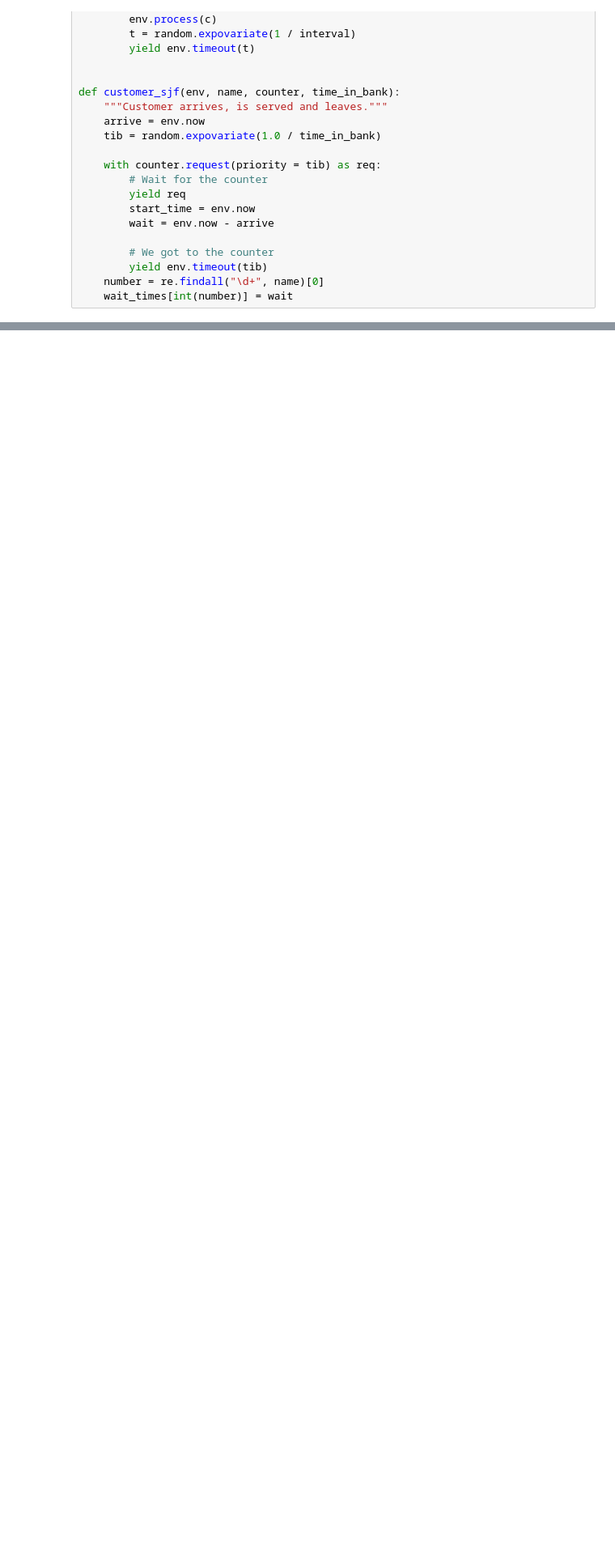
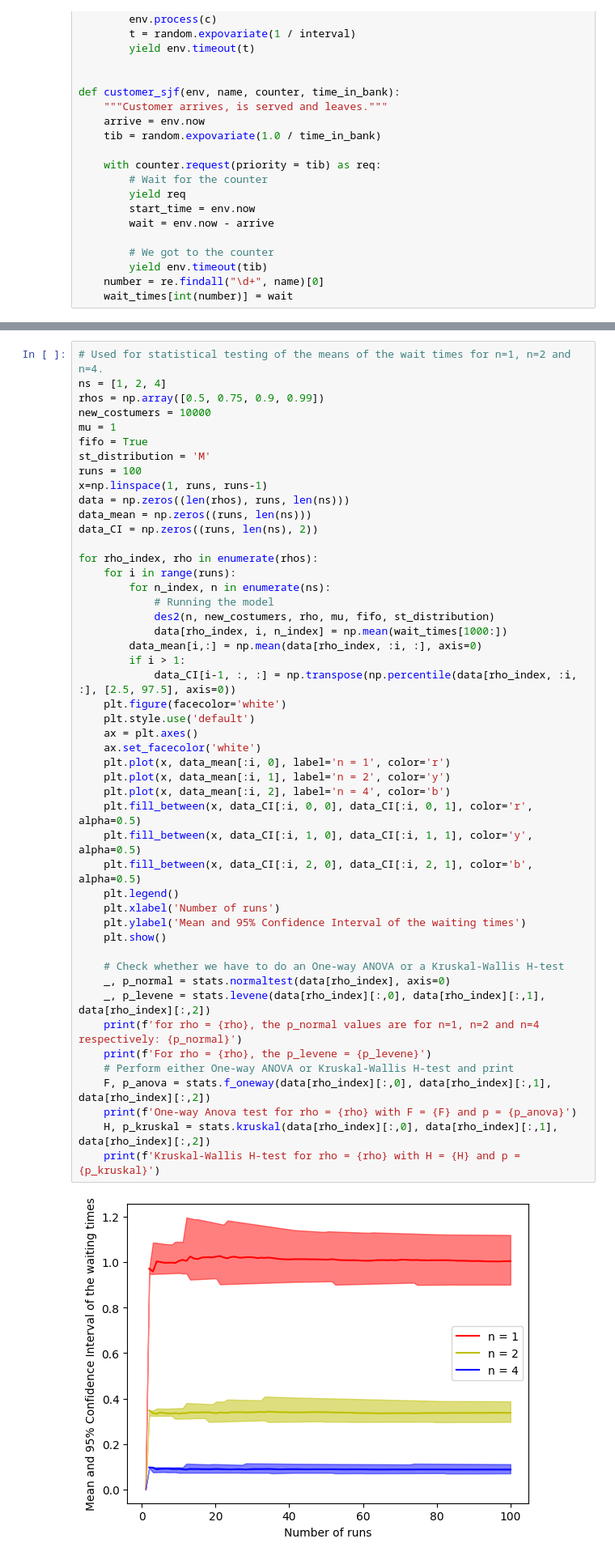
Before and after one commit to arendgeerlofs/Stochastic_simulation_a2, a Jupyter notebook: Assignment 2.ipynb, the cells around one changed output, grey strips where cells are left out. Shown: that part at 81% size. Saved outputs shown, nothing was run; the diff lists cells and outputs as text; blank space fills up the shorter version.

Commit message:
Figures and code for question 2 and 3

```diff
--- a/Assignment 2.ipynb
+++ b/Assignment 2.ipynb
@@ -181,0 +260,50 @@ Average wait time per person: 32.601490736202415
+# %%
+# Used for statistical testing of the means of the wait times for n=1, n=2 and n=4.
+ns = [1, 2, 4]
+rhos = np.array([0.5, 0.75, 0.9, 0.99])
+new_costumers = 10000
+mu = 1
+fifo = True
+st_distribution = 'M'
+runs = 100
+x=np.linspace(1, runs, runs-1)
+data = np.zeros((len(rhos), runs, len(ns)))
+data_mean = np.zeros((runs, len(ns)))
+data_CI = np.zeros((runs, len(ns), 2))
+
+for rho_index, rho in enumerate(rhos):
+    for i in range(runs):
+        for n_index, n in enumerate(ns):
+            # Running the model
+            des2(n, new_costumers, rho, mu, fifo, st_distribution)
+            data[rho_index, i, n_index] = np.mean(wait_times[1000:])
+        data_mean[i,:] = np.mean(data[rho_index, :i, :], axis=0)
+        if i > 1:
+            data_CI[i-1, :, :] = np.transpose(np.percentile(data[rho_index, :i, :], [2.5, 97.5], axis=0))
+    plt.figure(facecolor='white')
+    plt.style.use('default')
+    ax = plt.axes()
+    ax.set_facecolor('white')
+    plt.plot(x, data_mean[:i, 0], label='n = 1', color='r')
+    plt.plot(x, data_mean[:i, 1], label='n = 2', color='y')
+    plt.plot(x, data_mean[:i, 2], label='n = 4', color='b')
+    plt.fill_between(x, data_CI[:i, 0, 0], data_CI[:i, 0, 1], color='r', alpha=0.5)
+    plt.fill_between(x, data_CI[:i, 1, 0], data_CI[:i, 1, 1], color='y', alpha=0.5)
+    plt.fill_between(x, data_CI[:i, 2, 0], data_CI[:i, 2, 1], color='b', alpha=0.5)
+    plt.legend()
+    plt.xlabel('Number of runs')
+    plt.ylabel('Mean and 95% Confidence Interval of the waiting times')
+    plt.show()
+
+    # Check whether we have to do an One-way ANOVA or a Kruskal-Wallis H-test
+    _, p_normal = stats.normaltest(data[rho_index], axis=0)
+    _, p_levene = stats.levene(data[rho_index][:,0], data[rho_index][:,1], data[rho_index][:,2])
+    print(f'for rho = {rho}, the p_normal values are for n=1, n=2 and n=4 respectively: {p_normal}')
+    print(f'For rho = {rho}, the p_levene = {p_levene}')
+    # Perform either One-way ANOVA or Kruskal-Wallis H-test and print
+    F, p_anova = stats.f_oneway(data[rho_index][:,0], data[rho_index][:,1], data[rho_index][:,2])
+    print(f'One-way Anova test for rho = {rho} with F = {F} and p = {p_anova}')
+    H, p_kruskal = stats.kruskal(data[rho_index][:,0], data[rho_index][:,1], data[rho_index][:,2])
+    print(f'Kruskal-Wallis H-test for rho = {rho} with H = {H} and p = {p_kruskal}')
+# %% [output]
+[figure, added]
```
Also changed, not shown: parts of 18 cells of this notebook, 16 other files.
